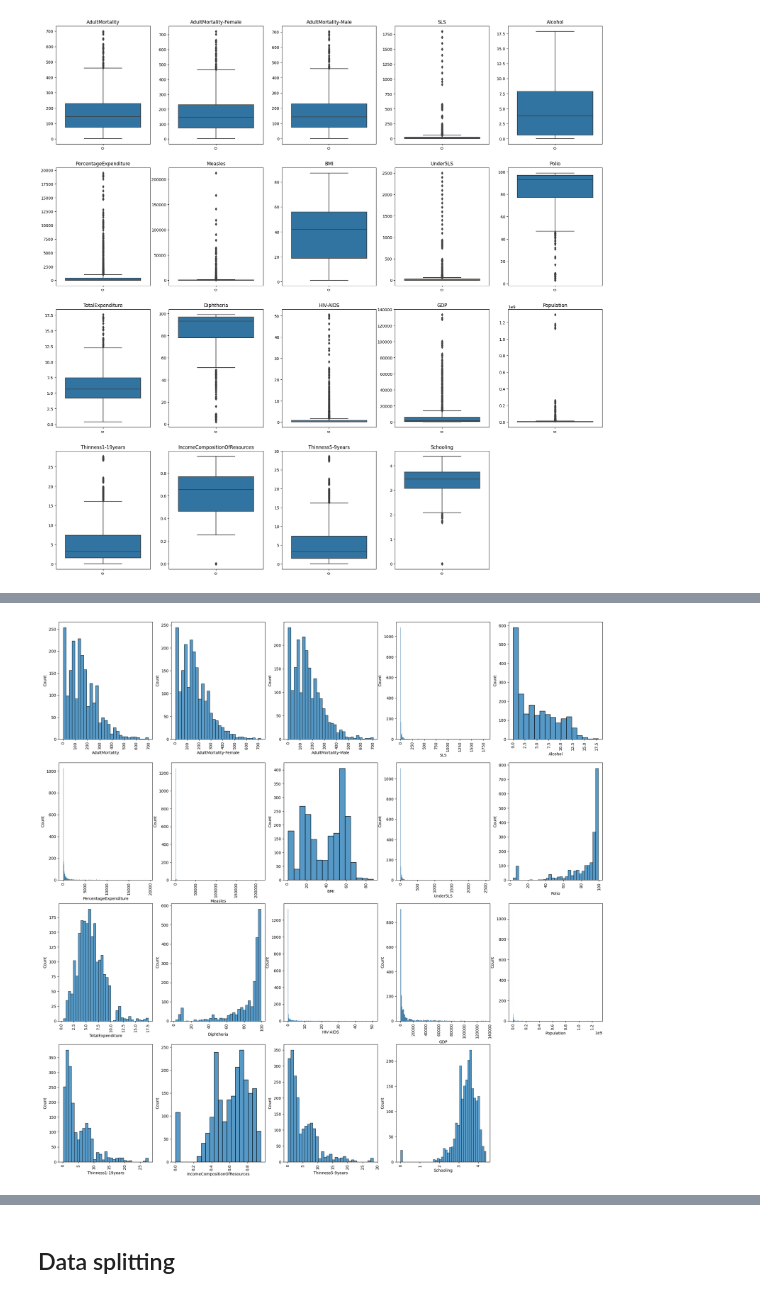
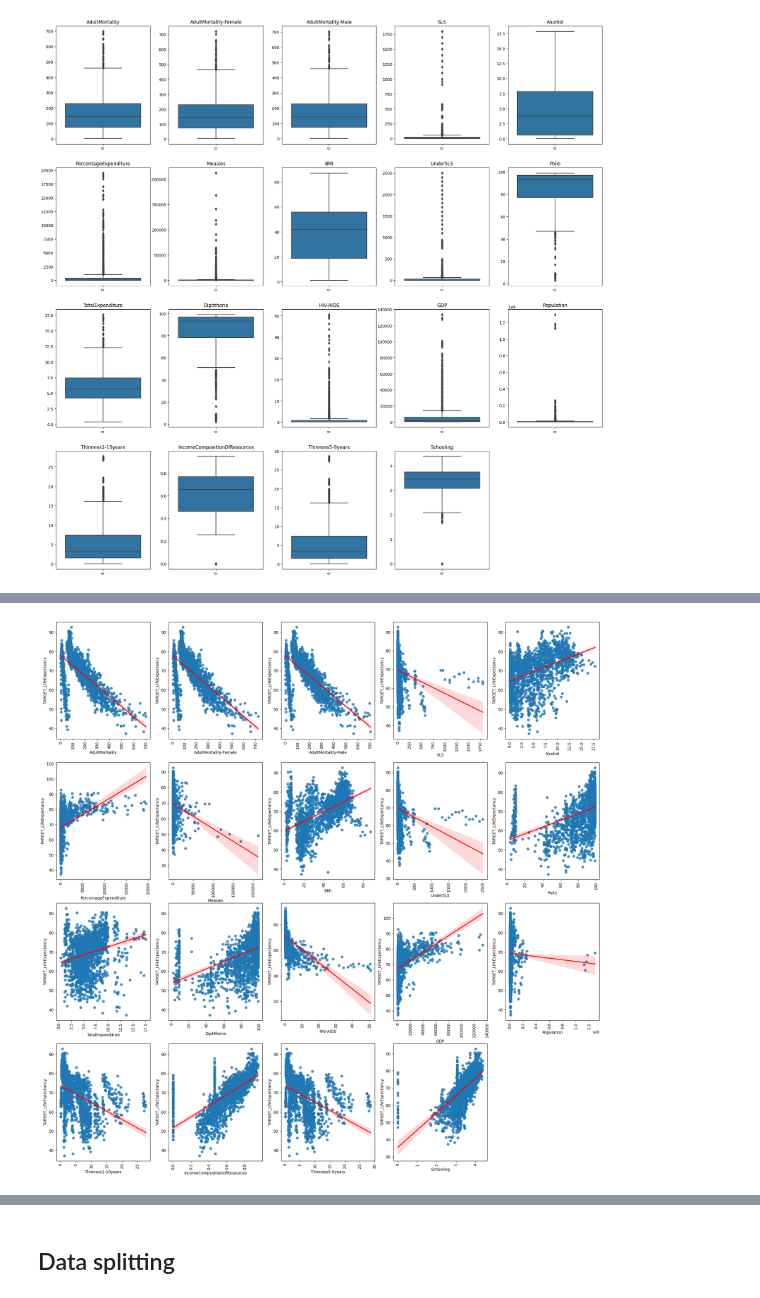
Before and after one commit to quangrmit/MLAs1, a Jupyter notebook: test.ipynb, the cells around one changed output, grey strips where cells are left out. Saved outputs shown, nothing was run; the diff lists cells and outputs as text; code cells hidden in the pictures.

```diff
--- a/test.ipynb
+++ b/test.ipynb
@@ -41,4 +24,0 @@ df.head(20)
-# %%
-for i, row in df.iterrows():
-    if row["Year"] > 2017:
-        print(row['Country'])
@@ -93,7 +35,7 @@ plt.figure(figsize=(25, 25))
 
 for i, col in enumerate(numerical_cols):
     plt.subplot(4, 5, i + 1)
-    sns.scatterplot(data=df, x=df[col], y=df['TARGET_LifeExpectancy'], hue='Status')
+    sns.histplot(df[col])
     # plt.title(col)
     plt.xticks(rotation='vertical')
 # %% [output]
@@ -111,12 +71,10 @@ for i, col in enumerate(numerical_cols):
 # %%
-def histogram(data):
-    plt.figure(figsize=(25, 25))
+plt.figure(figsize=(25, 25))
 
-    for i, col in enumerate(numerical_cols):
-        plt.subplot(4, 5, i + 1)
-        sns.histplot(data[col])
-        # plt.title(col)
-        plt.xticks(rotation='vertical')
-histogram(df)
+for i, col in enumerate(numerical_cols):
+    plt.subplot(4, 5, i + 1)
+    sns.regplot(data=df, x=df[col], y=df['TARGET_LifeExpectancy'], line_kws=dict(color='r') , logx=False)
+    # plt.title(col)
+    plt.xticks(rotation='vertical')
 # %% [output]
-[figure, old version]
+[figure, new version]
```
Also changed, not shown: parts of 56 cells of this notebook.
